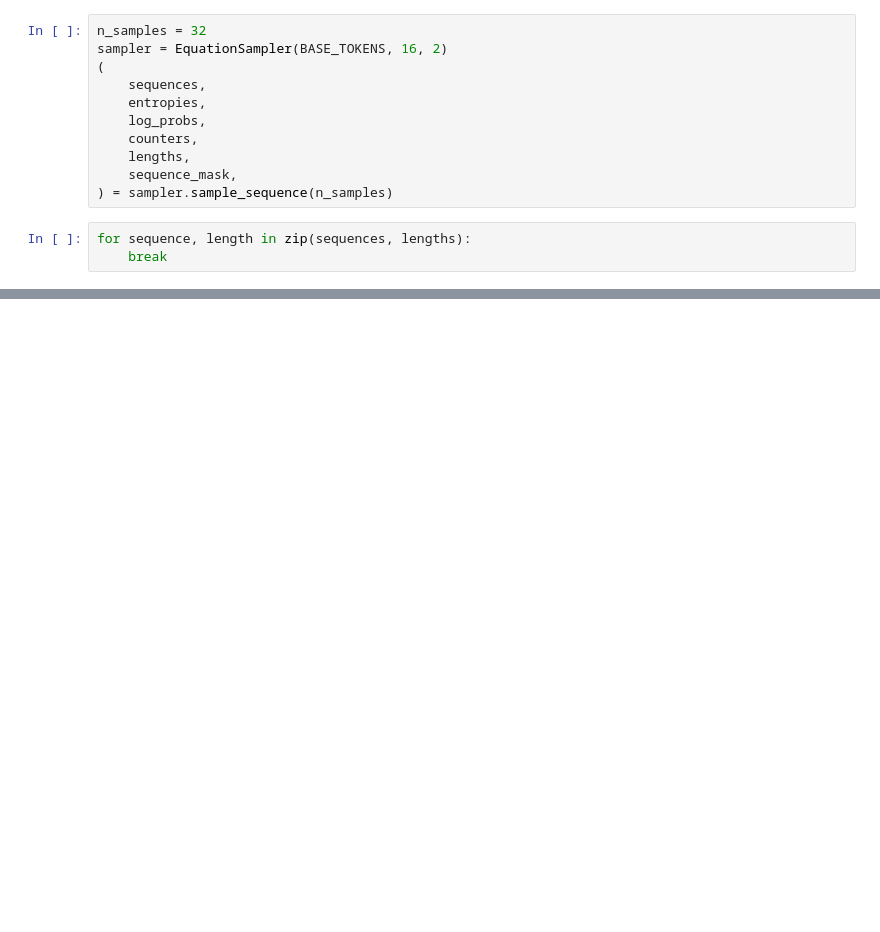
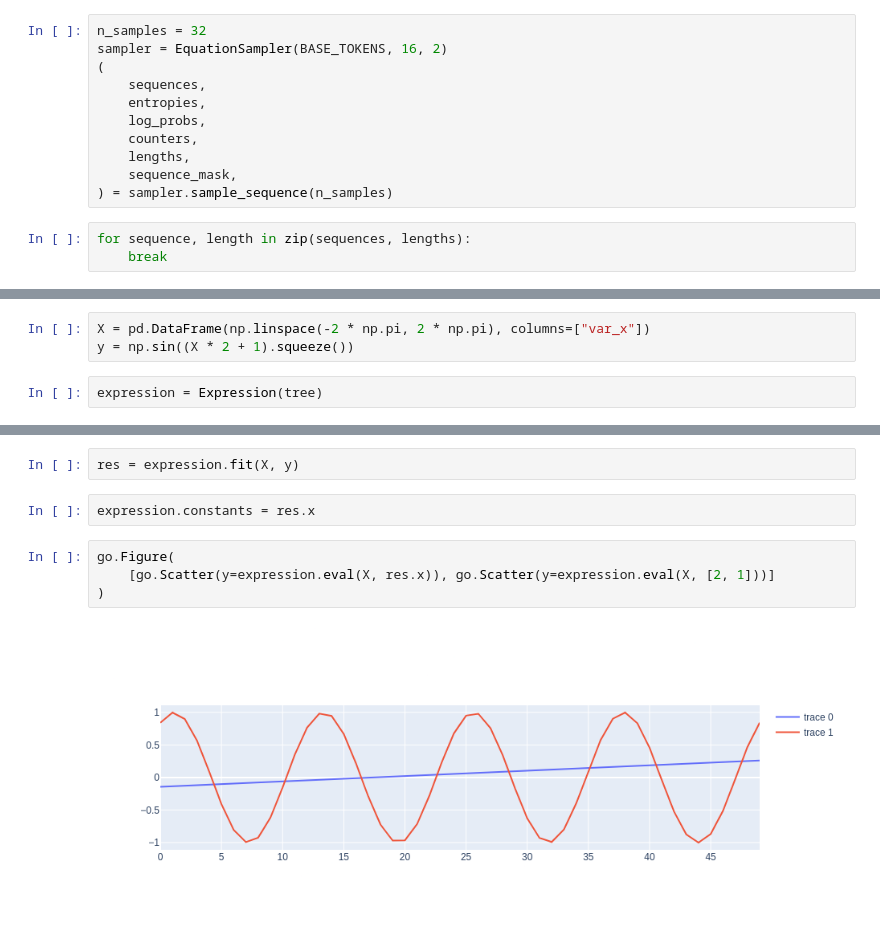
Before and after one commit to lcopey/equation_discover, a Jupyter notebook: notebooks/__simple_regressor.ipynb, the cells around one changed output, grey strips where cells are left out. Saved outputs shown, nothing was run; the diff lists cells and outputs as text; blank space fills up the shorter version.

Commit message:
Expressions

```diff
--- a/notebooks/__simple_regressor.ipynb
+++ b/notebooks/__simple_regressor.ipynb
@@ -87,0 +75,5 @@ build_tree(sequence[: length - 1])
+# %%
+X = pd.DataFrame(np.linspace(-2 * np.pi, 2 * np.pi), columns=["var_x"])
+y = np.sin((X * 2 + 1).squeeze())
+# %%
+expression = Expression(tree)
@@ -87,0 +102,10 @@ build_tree(sequence[: length - 1])
+# %%
+res = expression.fit(X, y)
+# %%
+expression.constants = res.x
+# %%
+go.Figure(
+    [go.Scatter(y=expression.eval(X, res.x)), go.Scatter(y=expression.eval(X, [2, 1]))]
+)
+# %% [output]
+[figure, added]
```
Also changed, not shown: parts of 42 cells of this notebook, 5 other files.
